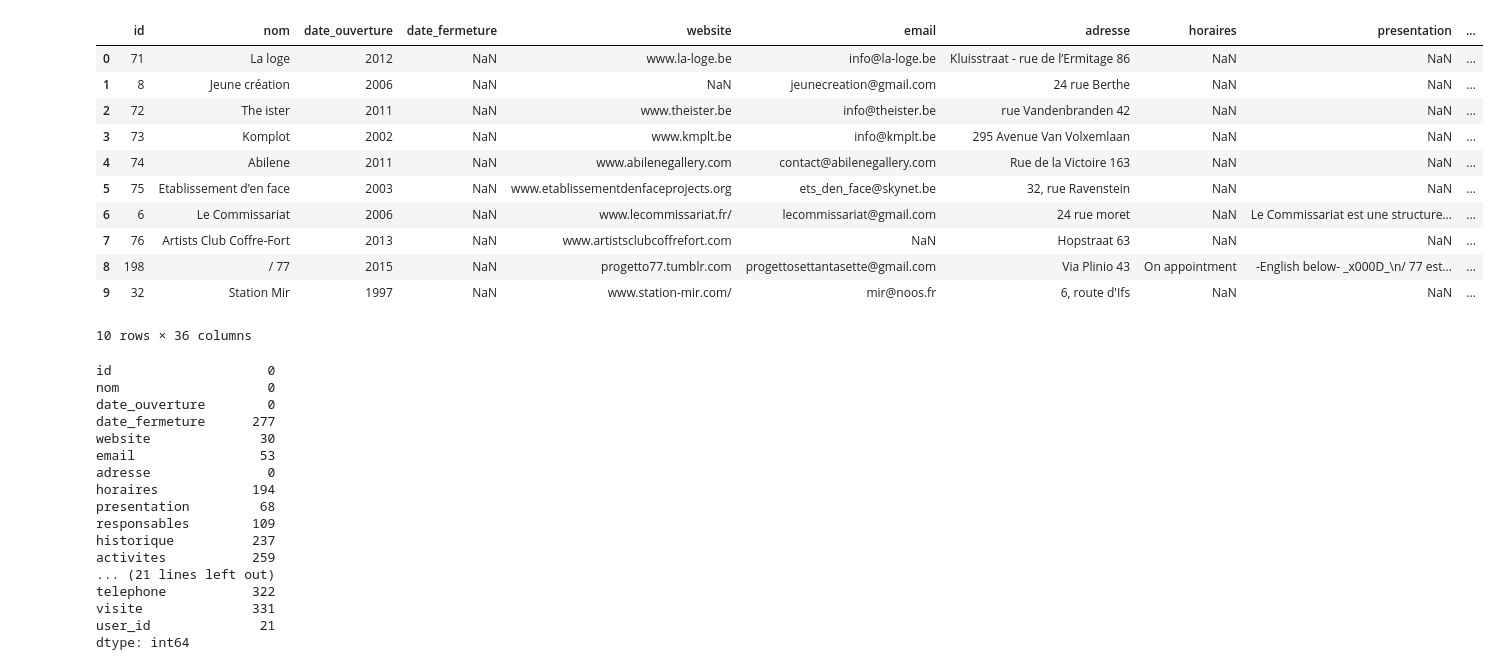
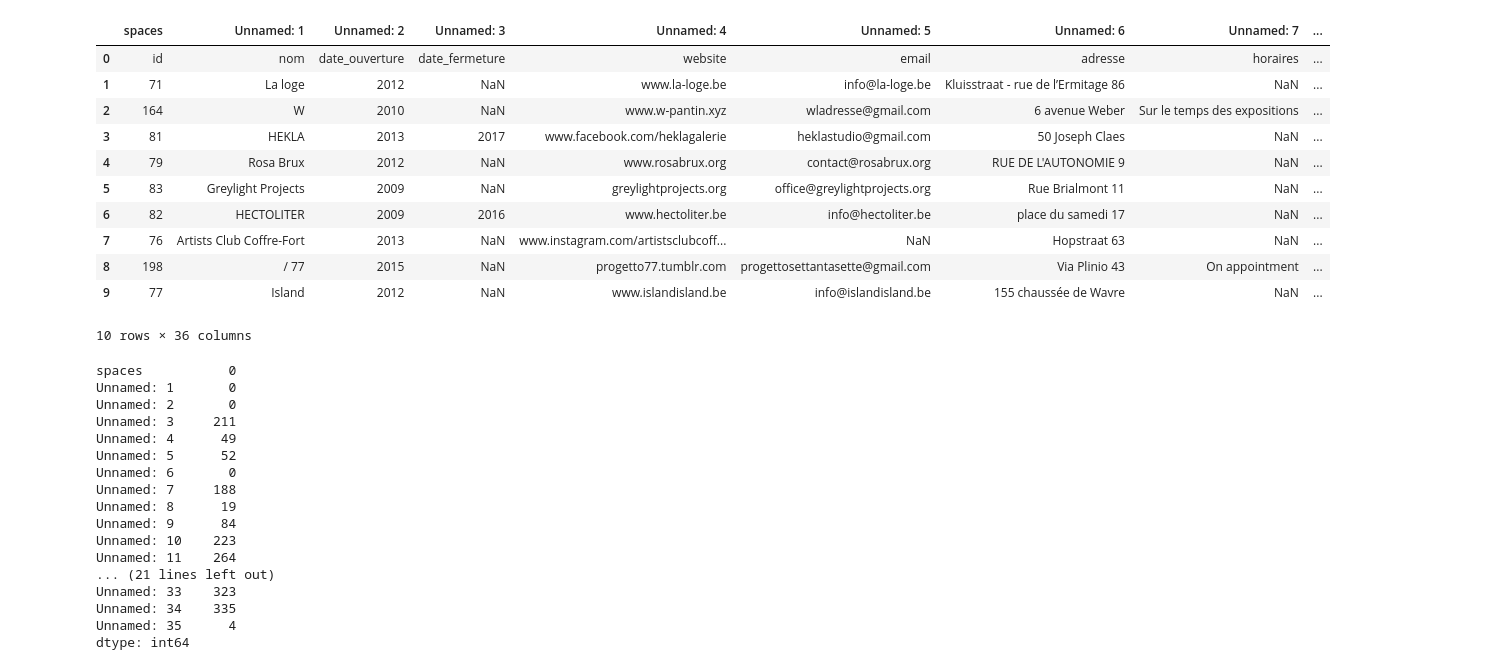
Before and after one commit to vitamineeo/Projet-TER-artiste-run-spaces, a Jupyter notebook: Mon Code/PreTraitement.ipynb, the cells around one changed output. Cells and saved outputs as stored; diff of their text form; code cells hidden in the pictures.

```diff
--- a/Mon Code/PreTraitement.ipynb
+++ b/Mon Code/PreTraitement.ipynb
@@ -26,0 +4,3 @@ print(df.head())
+# %%
+df1 = p.read_excel("spaces.xlsx")
+print(df1.head())
@@ -27,38 +25,38 @@ print(df.head())
 # %%
-df.head(10)
+df1.head(10)
 # %% [output]
-|  | id | nom | date_ouverture | date_fermeture | website | email | adresse | horaires | presentation | ... |
-| 0 | 71 | La loge | 2012 | NaN | www.la-loge.be | info@la-loge.be | Kluisstraat - rue de l’Ermitage 86 | NaN | NaN | ... |
-| 1 | 8 | Jeune création | 2006 | NaN | NaN | jeunecreation@gmail.com | 24 rue Berthe | NaN | NaN | ... |
-| 2 | 72 | The ister | 2011 | NaN | www.theister.be | info@theister.be | rue Vandenbranden 42 | NaN | NaN | ... |
-| 3 | 73 | Komplot | 2002 | NaN | www.kmplt.be | info@kmplt.be | 295 Avenue Van Volxemlaan | NaN | NaN | ... |
-| 4 | 74 | Abilene | 2011 | NaN | www.abilenegallery.com | contact@abilenegallery.com | Rue de la Victoire 163 | NaN | NaN | ... |
-| 5 | 75 | Etablissement d'en face | 2003 | NaN | www.etablissementdenfaceprojects.org | ets_den_face@skynet.be | 32, rue Ravenstein | NaN | NaN | ... |
-| 6 | 6 | Le Commissariat | 2006 | NaN | www.lecommissariat.fr/ | lecommissariat@gmail.com | 24 rue moret | NaN | Le Commissariat est une structure... | ... |
-| 7 | 76 | Artists Club Coffre-Fort | 2013 | NaN | www.artistsclubcoffrefort.com | NaN | Hopstraat 63 | NaN | NaN | ... |
-| 8 | 198 | / 77 | 2015 | NaN | progetto77.tumblr.com | progettosettantasette@gmail.com | Via Plinio 43 | On appointment | -English below- _x000D_\n/ 77 est... | ... |
-| 9 | 32 | Station Mir | 1997 | NaN | www.station-mir.com/ | mir@noos.fr | 6, route d'Ifs | NaN | NaN | ... |
+|  | spaces | Unnamed: 1 | Unnamed: 2 | Unnamed: 3 | Unnamed: 4 | Unnamed: 5 | Unnamed: 6 | Unnamed: 7 | ... |
+| 0 | id | nom | date_ouverture | date_fermeture | website | email | adresse | horaires | ... |
+| 1 | 71 | La loge | 2012 | NaN | www.la-loge.be | info@la-loge.be | Kluisstraat - rue de l’Ermitage 86 | NaN | ... |
+| 2 | 164 | W | 2010 | NaN | www.w-pantin.xyz | wladresse@gmail.com | 6 avenue Weber | Sur le temps des expositions | ... |
+| 3 | 81 | HEKLA | 2013 | 2017 | www.facebook.com/heklagalerie | heklastudio@gmail.com | 50 Joseph Claes | NaN | ... |
+| 4 | 79 | Rosa Brux | 2012 | NaN | www.rosabrux.org | contact@rosabrux.org | RUE DE L'AUTONOMIE 9 | NaN | ... |
+| 5 | 83 | Greylight Projects | 2009 | NaN | greylightprojects.org | office@greylightprojects.org | Rue Brialmont 11 | NaN | ... |
+| 6 | 82 | HECTOLITER | 2009 | 2016 | www.hectoliter.be | info@hectoliter.be | place du samedi 17 | NaN | ... |
+| 7 | 76 | Artists Club Coffre-Fort | 2013 | NaN | www.instagram.com/artistsclubcoff... | NaN | Hopstraat 63 | NaN | ... |
+| 8 | 198 | / 77 | 2015 | NaN | progetto77.tumblr.com | progettosettantasette@gmail.com | Via Plinio 43 | On appointment | ... |
+| 9 | 77 | Island | 2012 | NaN | www.islandisland.be | info@islandisland.be | 155 chaussée de Wavre | NaN | ... |
 10 rows × 36 columns
 # %%
-colonnes_vides = df.isna().sum()
+colonnes_vides = df1.isna().sum()
 print(colonnes_vides)
 # %% [output]
-id                    0
-nom                   0
-date_ouverture        0
-date_fermeture      277
-website              30
-email                53
-adresse               0
-horaires            194
-presentation         68
-responsables        109
-historique          237
-activites           259
+spaces           0
+Unnamed: 1       0
+Unnamed: 2       0
+Unnamed: 3     211
+Unnamed: 4      49
+Unnamed: 5      52
+Unnamed: 6       0
+Unnamed: 7     188
+Unnamed: 8      19
+Unnamed: 9      84
+Unnamed: 10    223
+Unnamed: 11    264
 ... (21 lines left out)
-telephone           322
-visite              331
-user_id              21
+Unnamed: 33    323
+Unnamed: 34    335
+Unnamed: 35      4
 dtype: int64
 # %%
 from bs4 import BeautifulSoup
```
Also changed, not shown: parts of 3 cells of this notebook, 1 other file.
